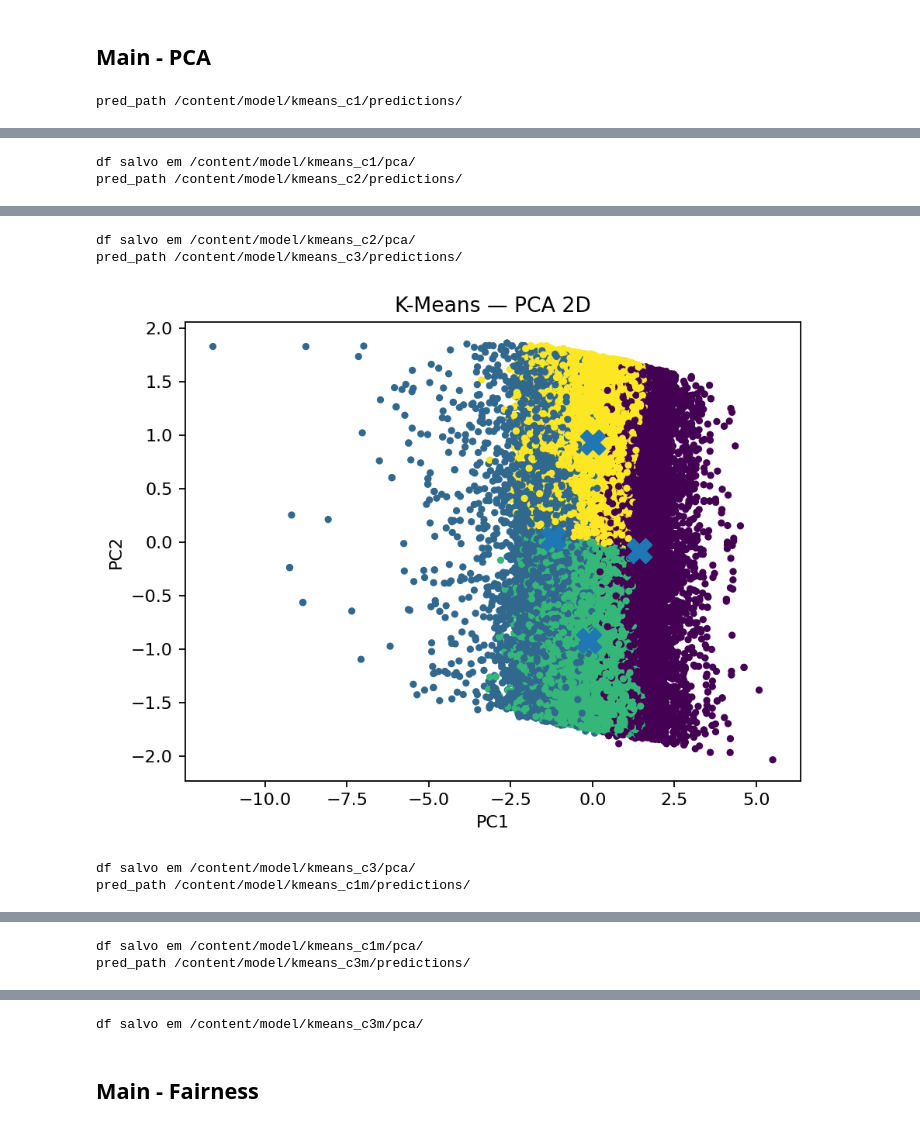
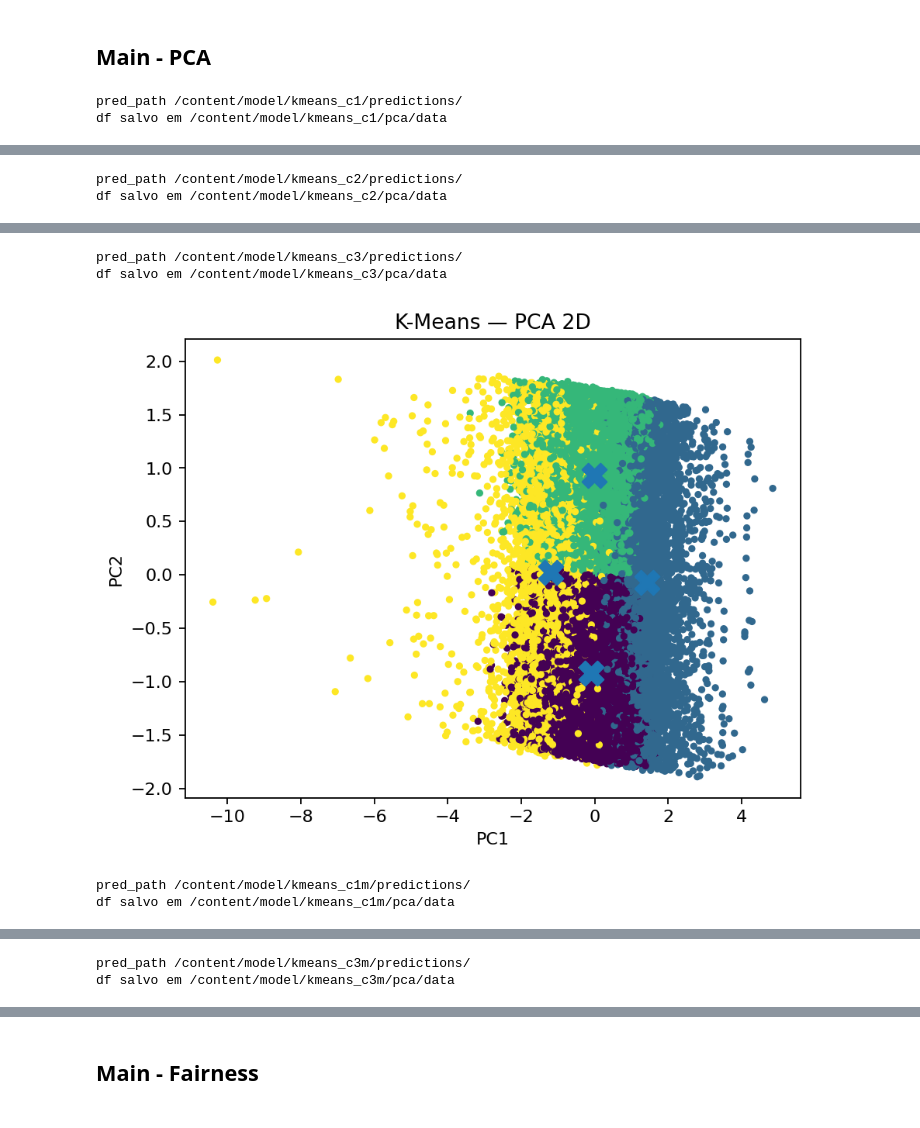
Before and after one commit to bigarcia/pece-monografia, a Jupyter notebook: Feature_Engineering_e_Segmentação_de_Clientes_na_Recuperação_de_Dívidas_Performance,_Ética_e_Regulação.ipynb, the cells around one changed output, grey strips where cells are left out. Drawn from its saved outputs; the diff is of its cells as text; code cells hidden in the pictures.

```diff
--- a/Feature_Engineering_e_Segmentação_de_Clientes_na_Recuperação_de_Dívidas_Performance,_Ética_e_Regulação.ipynb
+++ b/Feature_Engineering_e_Segmentação_de_Clientes_na_Recuperação_de_Dívidas_Performance,_Ética_e_Regulação.ipynb
@@ -435,14 +715,8 @@ def run_dbscan_sample(df_vec: DataFrame, features_col: str, eps: float = 0.7, mi
 # %%
-# def save_df(df: DataFrame, path: str, relpath: str, mode: str = "overwrite", fmt: str = "parquet") -> str:
-def save_df(df: DataFrame, path: str, mode: str = "overwrite", fmt: str = "parquet") -> str:
+def save_df(df: DataFrame, path: str):
     # path = os.path.join(base.rstrip('/'), relpath.lstrip('/'))
     # os.makedirs(os.path.dirname(path), exist_ok=True)
-    if fmt == "parquet":
-        df.write.mode(mode).parquet(path)
-    elif fmt == "csv":
-        df.write.mode(mode).option("header", True).csv(path)
-    else:
-        df.write.mode(mode).format(fmt).save(path)
+    df.write.mode("overwrite").parquet(path)
     print(f"df salvo em {path}")
     return path
 # %% [markdown]
@@ -544,11 +836,13 @@ for scen, conf in scenarios.items():
 
     df_vec = pipe.fit(df_in).transform(df_in)
 
-    best_k, pred, scores = run_kmeans_grid(df_vec, vec_col, k_values)
+    columns_features = f"{vec_col}_scaled"
+
+    best_k, pred, scores = run_kmeans_grid(df_vec, columns_features, k_values)
     print(f"[KMEANS] Scenario={scen} best_k={best_k} scores={scores}")
 
     out_dir = os.path.join(model_dir, f"kmeans_{scen}", "predictions")
-    save_df(pred.select("prediction", vec_col, *df_enrich.columns), out_dir)
+    save_df(pred.select("prediction", columns_features, *df_enrich.columns), out_dir)
 # %% [output]
 scenarios:
 
@@ -568,28 +862,42 @@ df salvo em /content/model/kmeans_c3m/predictions
 ## Main - PCA
 # %%
 from IPython.display import display, Image
+import os
 
 # PCA 2D
 for scen, conf in scenarios.items():
     try:
         pred_path = os.path.join(model_dir, f"kmeans_{scen}/predictions/")
-        print("pred_path",pred_path)
+        print("pred_path", pred_path)
         pred_df = spark.read.parquet(pred_path)
-        feautures_col = f"features_{scen}"
-        # pca_df = run_pca_2d(pred_df, vec_col)
-        # pca_path = os.path.join(model_dir, f"kmeans_{scen}/pca/")
-        # print("pca_path",pca_path)
-        # save_df(pca_df, pca_path)
 
-        # gera DF e salva PNG no diretório do cenário
-        pca_path = os.path.join(model_dir, f"kmeans_{scen}/pca/")
-        png_path = os.path.join(pca_path, "plot.png")
-        pca_df = run_pca_2d(pred_df, feautures_col, plot=True, save_png_path=png_path)
-        save_df(pca_df, pca_path)
-        display(Image(filename=png_path))
+        # coluna de features (prioriza a escalada)
+        candidate_cols = [f"features_{scen}_scaled", f"features_{scen}"]
+        vec_col = next((c for c in candidate_cols if c in pred_df.columns), None)
+        if vec_col is None:
+            raise ValueError(f"Nenhuma coluna de features encontrada. Esperava {candidate_cols}")
 
+        # diretórios
+        pca_dir = os.path.join(model_dir, f"kmeans_{scen}", "pca")
+        png_path = os.path.join(pca_dir, "plot.png")
+        parquet_dir = os.path.join(pca_dir, "data")  # evita sobrescrever o PNG
+        os.makedirs(pca_dir, exist_ok=True)
+
+        # gera DF + PNG
+        pca_df = run_pca_2d(pred_df, vec_col, plot=True, save_png_path=png_path)
+
+        # salva DF em subpasta separada
+        save_df(pca_df, parquet_dir)
+
+        # exibe imagem se existir (caso contrário mostra inline)
+        if os.path.exists(png_path):
+            display(Image(filename=png_path))
+        else:
+            print(f"[PCA] aviso: PNG não encontrado em {png_path}; exibindo inline.")
+            _ = run_pca_2d(pred_df, vec_col, plot=True, save_png_path=None)
 
     except Exception as e:
         print(f"[PCA] skip scen {scen}: {e}")
 # %% [output]
 pred_path /content/model/kmeans_c1/predictions/
+df salvo em /content/model/kmeans_c1/pca/data
@@ -597,2 +905,2 @@ pred_path /content/model/kmeans_c1/predictions/
-df salvo em /content/model/kmeans_c1/pca/
 pred_path /content/model/kmeans_c2/predictions/
+df salvo em /content/model/kmeans_c2/pca/data
@@ -600,5 +908,5 @@ pred_path /content/model/kmeans_c2/predictions/
-df salvo em /content/model/kmeans_c2/pca/
 pred_path /content/model/kmeans_c3/predictions/
+df salvo em /content/model/kmeans_c3/pca/data
-[figure, old version]
+[figure, new version]
-df salvo em /content/model/kmeans_c3/pca/
 pred_path /content/model/kmeans_c1m/predictions/
+df salvo em /content/model/kmeans_c1m/pca/data
@@ -606,2 +914,2 @@ pred_path /content/model/kmeans_c1m/predictions/
-df salvo em /content/model/kmeans_c1m/pca/
 pred_path /content/model/kmeans_c3m/predictions/
+df salvo em /content/model/kmeans_c3m/pca/data
@@ -609,4 +917,3 @@ pred_path /content/model/kmeans_c3m/predictions/
-df salvo em /content/model/kmeans_c3m/pca/
 # %% [markdown]
 ## Main - Fairness
 # %%
```
Also changed, not shown: parts of 43 cells of this notebook.
